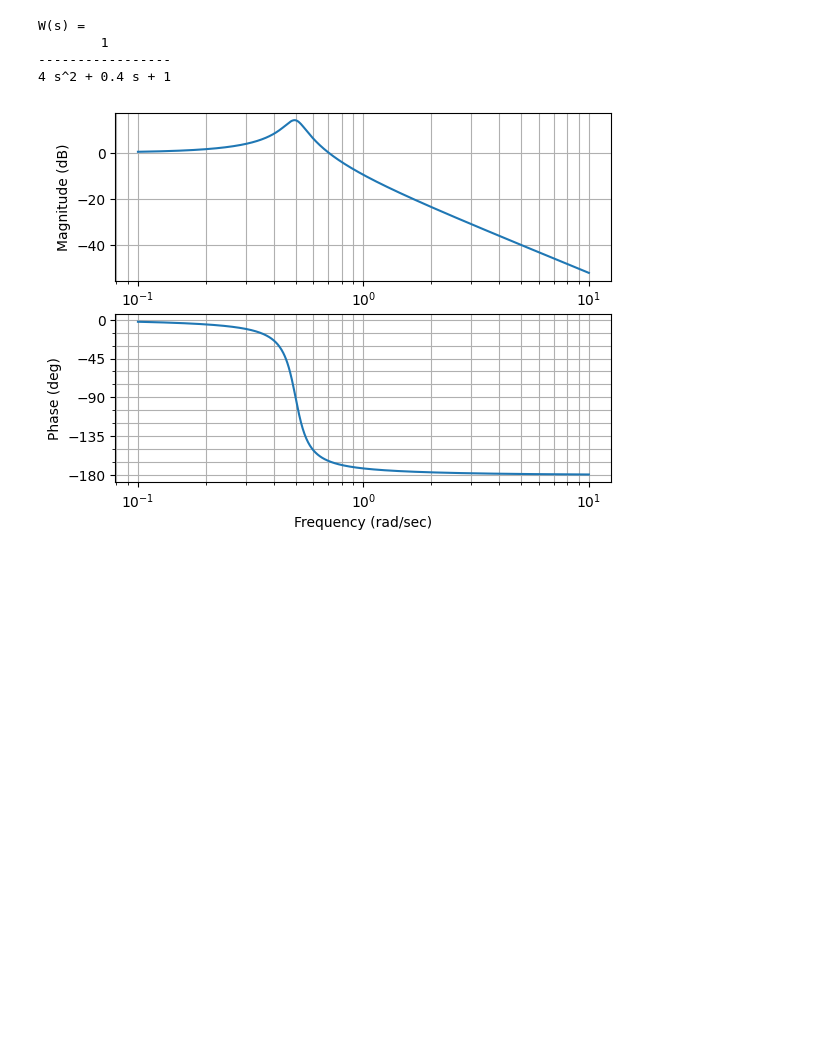
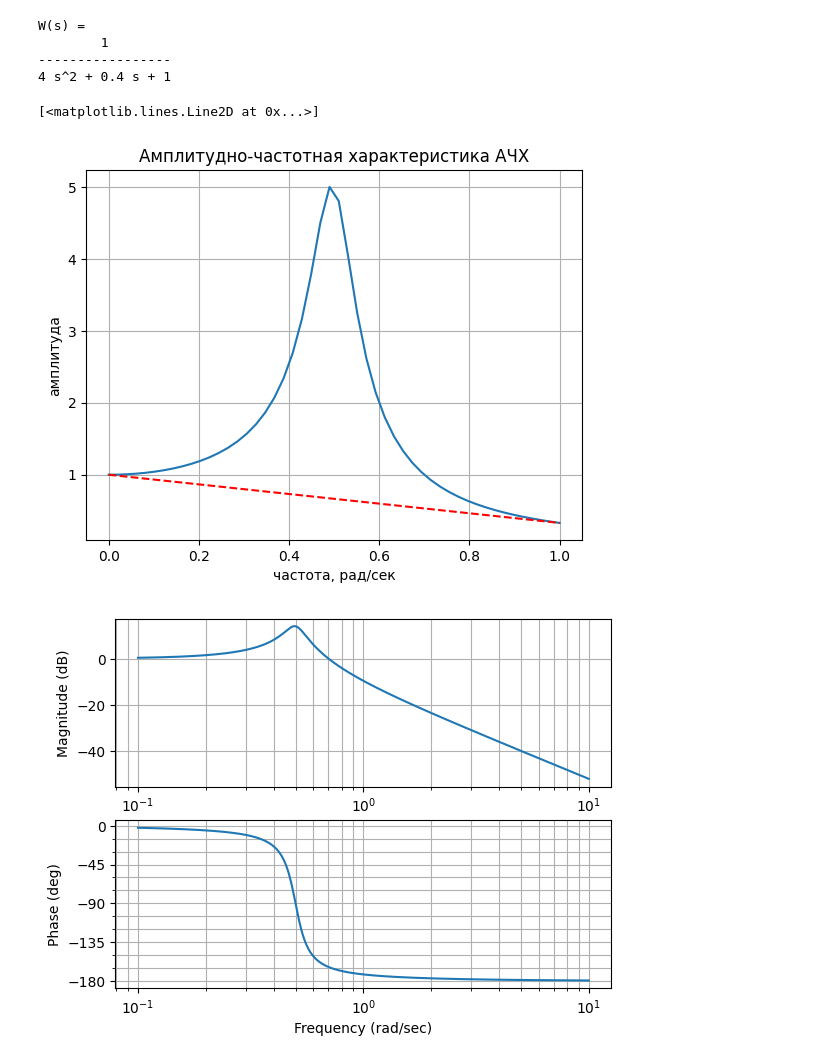
Before and after one commit to TAUforPython/BaseControlTheory, a Jupyter notebook: базовые_инструменты_ТАУ.ipynb, the cells around one changed output. Cells and saved outputs as stored; diff of their text form; code cells hidden in the pictures; blank space fills up the shorter version.

```diff
--- a/базовые_инструменты_ТАУ.ipynb
+++ b/базовые_инструменты_ТАУ.ipynb
@@ -254,6 +302,17 @@ W(s) =
         1
 -----------------
 4 s^2 + 0.4 s + 1
+# %%
+mag, phase, omega = control.freqresp(W,np.linspace(0,1))
+plt.plot(omega, mag)
+plt.title("Амплитудно-частотная характеристика АЧХ")
+plt.xlabel("частота, рад/сек")
+plt.ylabel("амплитуда")
+plt.grid()
+plt.plot([omega[0],omega[-1]],[mag[0],mag[-1]],'r--')
+# %% [output]
+[<matplotlib.lines.Line2D at 0x...>]
+[figure, added]
 # %%
 #изображение логарифмической частотной характеристики = ЛАХ
 fig = plt.figure()
```
Also changed, not shown: parts of 15 cells of this notebook.
